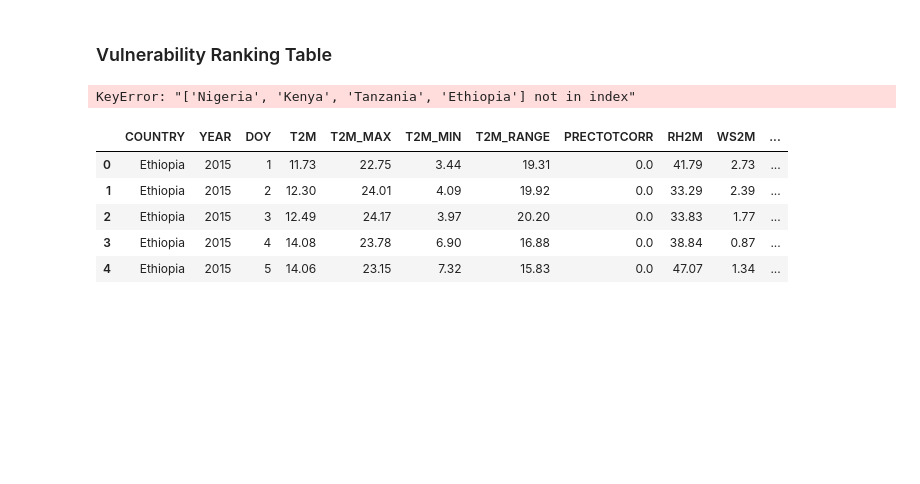
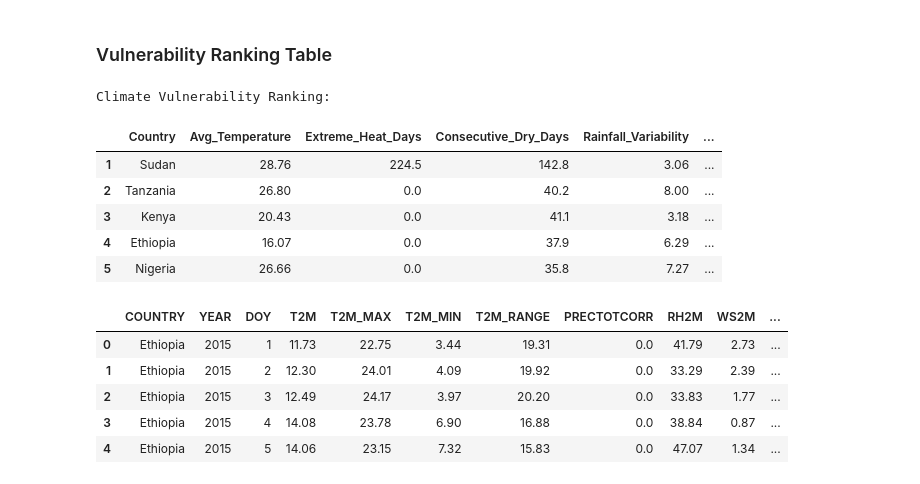
Before and after one commit to MasteryProgram/climate-challenge-week0, a Jupyter notebook: notebooks/compare_countries.ipynb, the cells around one changed output. Drawn from its saved outputs; the diff is of its cells as text; code cells hidden in the pictures; blank space fills up the shorter version.

```diff
--- a/notebooks/compare_countries.ipynb
+++ b/notebooks/compare_countries.ipynb
@@ -211,28 +244,51 @@ p-value: 0.0000
 # %% [markdown]
 ### Vulnerability Ranking Table
 # %%
+
+
+countries_order = ['Nigeria', 'Sudan', 'Kenya', 'Tanzania', 'Ethiopia']
+
 ranking = pd.DataFrame({
-    'Country': ['Nigeria', 'Sudan', 'Kenya', 'Tanzania', 'Ethiopia'],
-    'Avg_Temperature': [df_all[df_all['COUNTRY'] == c]['T2M'].mean() for c in ['Nigeria', 'Sudan', 'Kenya', 'Tanzania', 'Ethiopia']],
-    'Extreme_Heat_Days': heat_summary.set_index('COUNTRY').loc[['Nigeria','Sudan','Kenya','Tanzania','Ethiopia'], 'Avg Extreme Heat Days per Year'],
-    'Consecutive_Dry_Days': dry_avg.set_index('COUNTRY').loc[['Nigeria','Sudan','Kenya','Tanzania','Ethiopia'], 'Avg Max Consecutive Dry Days per Year'],
-    'Rainfall_Variability': precip_summary.loc[['Nigeria','Sudan','Kenya','Tanzania','Ethiopia'], 'Std Dev Rainfall (mm/day)']
+    'Country': countries_order,
+
+    'Avg_Temperature': [df_all[df_all['COUNTRY'] == c]['T2M'].mean() for c in countries_order],
+
+
+    'Extreme_Heat_Days': [heat_summary[heat_summary['COUNTRY'] == c]['Avg Extreme Heat Days per Year'].values[0]
+                          if not heat_summary[heat_summary['COUNTRY'] == c].empty else 0
+                          for c in countries_order],
+
+    'Consecutive_Dry_Days': [dry_avg[dry_avg['COUNTRY'] == c]['Avg Max Consecutive Dry Days per Year'].values[0]
+                             if not dry_avg[dry_avg['COUNTRY'] == c].empty else 0
+                             for c in countries_order],
+
+    # Fixed for precip_summary (COUNTRY is index)
+    'Rainfall_Variability': [precip_summary.loc[c, 'Std Dev Rainfall (mm/day)']
+                             if c in precip_summary.index else 0
+                             for c in countries_order]
 }).round(2)
 
-# Simple composite vulnerability score (higher = more vulnerable)
+# Calculate composite vulnerability score
 ranking['Vulnerability_Score'] = (
     ranking['Extreme_Heat_Days'] * 0.4 +
     ranking['Consecutive_Dry_Days'] * 0.35 +
     ranking['Rainfall_Variability'] * 0.25
 ).round(2)
 
+# Sort by vulnerability
 ranking = ranking.sort_values('Vulnerability_Score', ascending=False).reset_index(drop=True)
 ranking.index = ranking.index + 1
 
 print("Climate Vulnerability Ranking:")
 display(ranking)
 # %% [output]
-KeyError: "['Nigeria', 'Kenya', 'Tanzania', 'Ethiopia'] not in index"
+Climate Vulnerability Ranking:
+|  | Country | Avg_Temperature | Extreme_Heat_Days | Consecutive_Dry_Days | Rainfall_Variability | ... |
+| 1 | Sudan | 28.76 | 224.5 | 142.8 | 3.06 | ... |
+| 2 | Tanzania | 26.80 | 0.0 | 40.2 | 8.00 | ... |
+| 3 | Kenya | 20.43 | 0.0 | 41.1 | 3.18 | ... |
+| 4 | Ethiopia | 16.07 | 0.0 | 37.9 | 6.29 | ... |
+| 5 | Nigeria | 26.66 | 0.0 | 35.8 | 7.27 | ... |
 # %%
 df_all.head()
 # %% [output]
```
Also changed, not shown: parts of 3 cells of this notebook.
